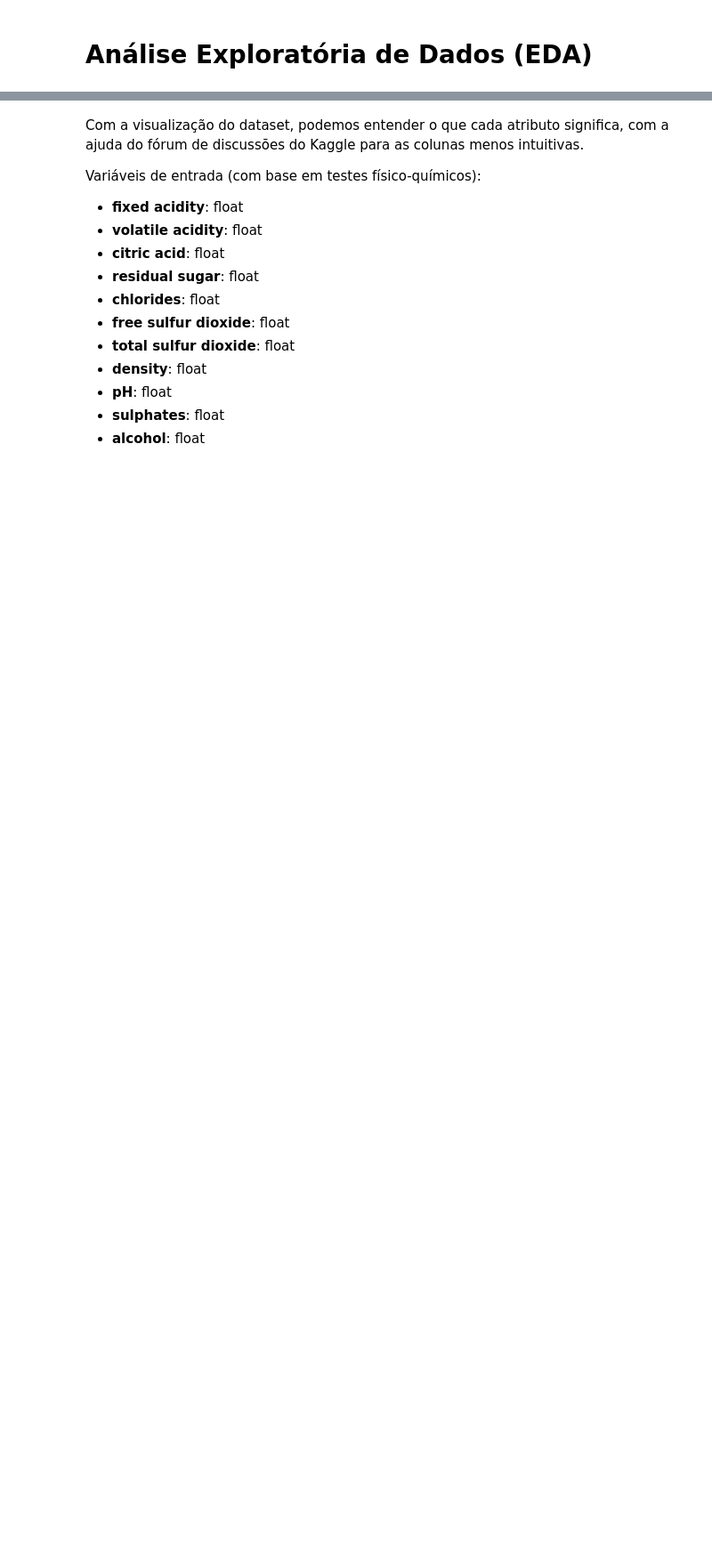
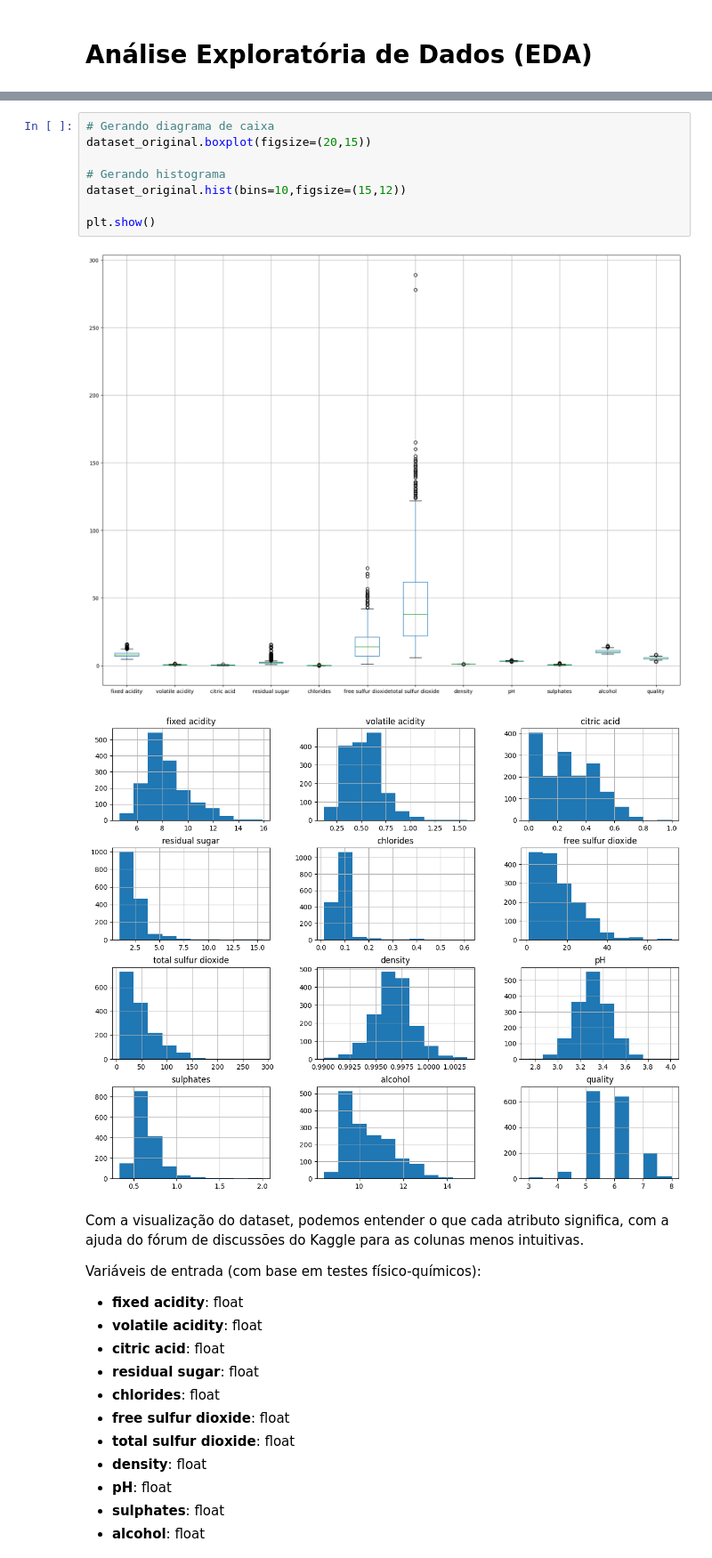
Before and after one commit to leonardodimarchi/ai-regression-and-classification, a Jupyter notebook: classification.ipynb, the cells around one changed output, grey strips where cells are left out. Shown: that part at 89% size. Cells and saved outputs as stored; diff of their text form; blank space fills up the shorter version.

```diff
--- a/classification.ipynb
+++ b/classification.ipynb
@@ -57,3 +79,14 @@ memory usage: 150.0 KB
+# %%
+# Gerando diagrama de caixa
+dataset_original.boxplot(figsize=(20,15))
+
+# Gerando histograma
+dataset_original.hist(bins=10,figsize=(15,12))
+
+plt.show()
+# %% [output]
+[figure, added]
+[figure, added]
 # %% [markdown]
 Com a visualização do dataset, podemos entender o que cada atributo significa, com a ajuda do fórum de discussões do Kaggle para as colunas menos intuitivas.
 
```
Also changed, not shown: parts of 20 cells of this notebook.
